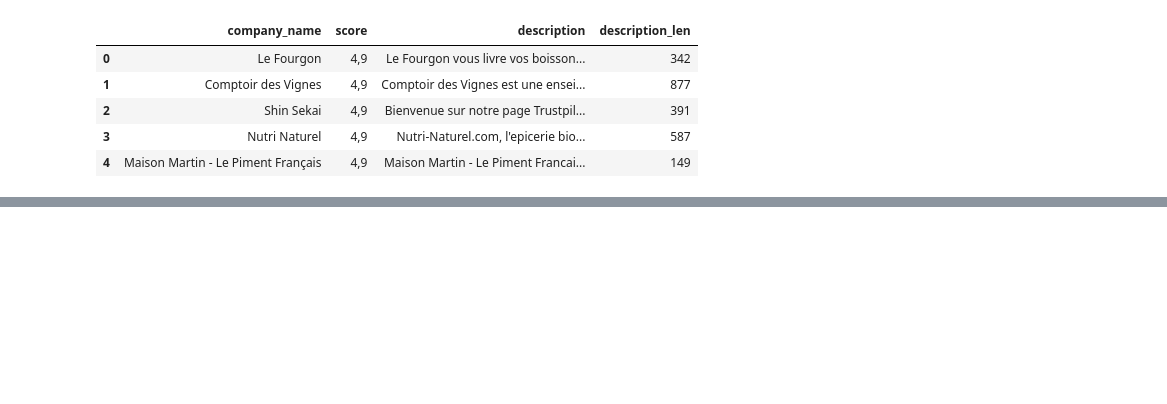
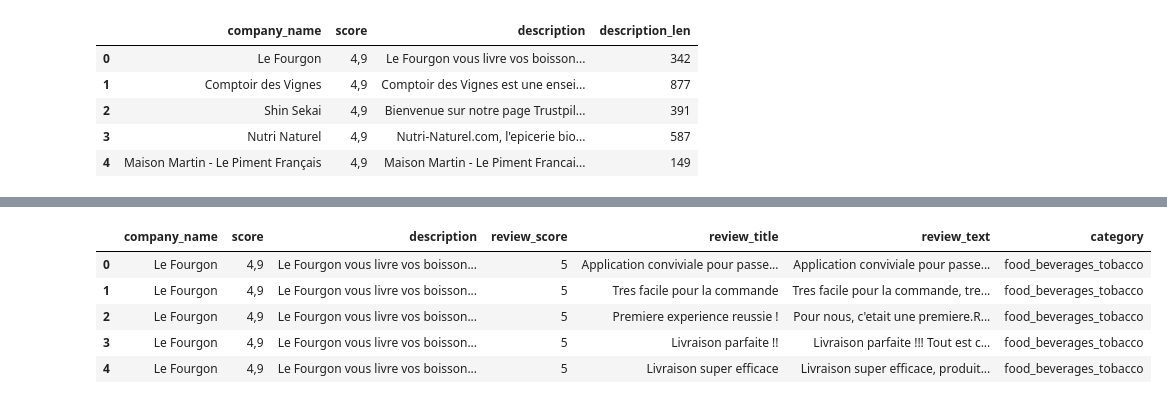
Before and after one commit to Maryam-Dollet/NLP_Project, a Jupyter notebook: tests_guillaume.ipynb, the cells around one changed output, grey strips where cells are left out. Saved outputs shown, nothing was run; the diff lists cells and outputs as text; code cells hidden in the pictures; blank space fills up the shorter version.

Commit message:
reviews_sample

```diff
--- a/tests_guillaume.ipynb
+++ b/tests_guillaume.ipynb
@@ -39,0 +50,10 @@ TypeError: object of type 'float' has no len()
+# %%
+reviews = pd.read_csv('data/reviews_cleaned_1.csv', sep = ";")
+reviews.head()
+# %% [output]
+|  | company_name | score | description | review_score | review_title | review_text | category |
+| 0 | Le Fourgon | 4,9 | Le Fourgon vous livre vos boisson... | 5 | Application conviviale pour passe... | Application conviviale pour passe... | food_beverages_tobacco |
+| 1 | Le Fourgon | 4,9 | Le Fourgon vous livre vos boisson... | 5 | Tres facile pour la commande | Tres facile pour la commande, tre... | food_beverages_tobacco |
+| 2 | Le Fourgon | 4,9 | Le Fourgon vous livre vos boisson... | 5 | Premiere experience reussie ! | Pour nous, c'etait une premiere.R... | food_beverages_tobacco |
+| 3 | Le Fourgon | 4,9 | Le Fourgon vous livre vos boisson... | 5 | Livraison parfaite !! | Livraison parfaite !!! Tout est c... | food_beverages_tobacco |
+| 4 | Le Fourgon | 4,9 | Le Fourgon vous livre vos boisson... | 5 | Livraison super efficace | Livraison super efficace, produit... | food_beverages_tobacco |
```
Also changed, not shown: parts of 8 cells of this notebook.
